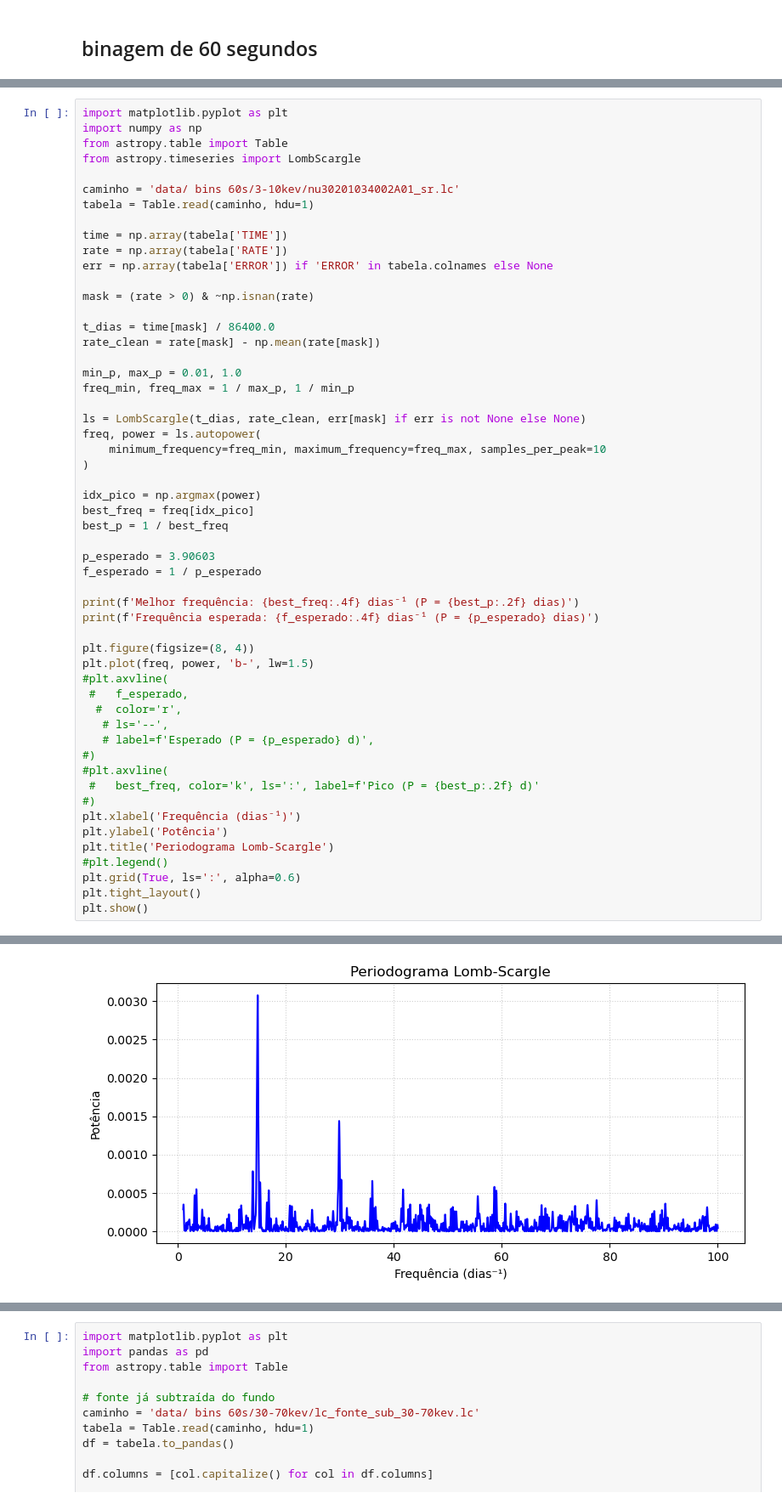
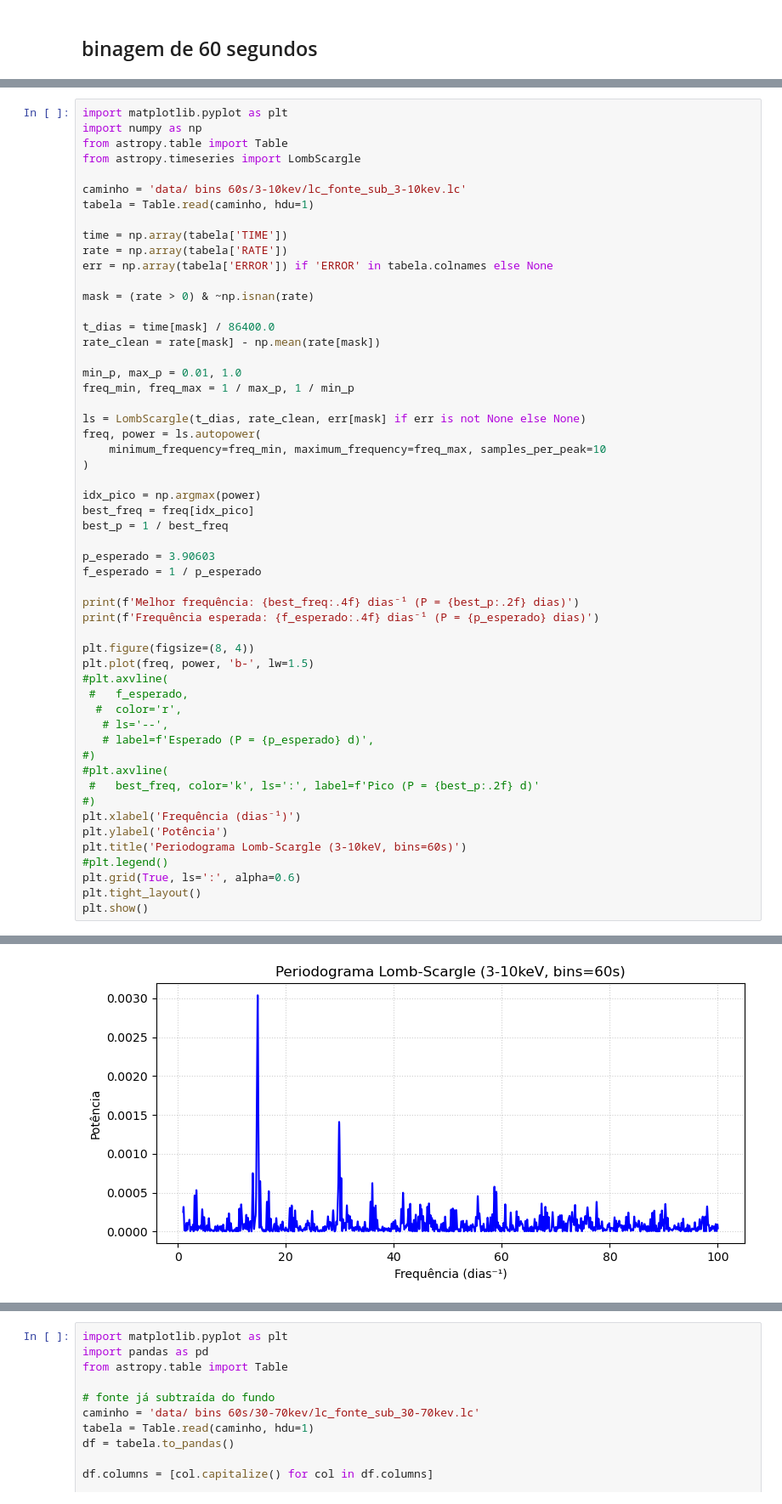
Before and after one commit to mariajulianrb/projeto_mestrado, a Jupyter notebook: data/notebook/light_curve_b60s.ipynb, the cells around one changed output, grey strips where cells are left out. Shown at 85% size. Saved outputs shown, nothing was run; the diff lists cells and outputs as text.

```diff
--- a/data/notebook/light_curve_b60s.ipynb
+++ b/data/notebook/light_curve_b60s.ipynb
@@ -59,7 +61,7 @@ import numpy as np
 from astropy.table import Table
 from astropy.timeseries import LombScargle
 
-caminho = 'data/ bins 60s/3-10kev/nu30201034002A01_sr.lc'
+caminho = 'data/ bins 60s/3-10kev/lc_fonte_sub_3-10kev.lc'
 tabela = Table.read(caminho, hdu=1)
 
 time = np.array(tabela['TIME'])
@@ -82,32 +84,32 @@ freq, power = ls.autopower(
 idx_pico = np.argmax(power)
 best_freq = freq[idx_pico]
 best_p = 1 / best_freq
 
 p_esperado = 3.90603
 f_esperado = 1 / p_esperado
 
 print(f'Melhor frequência: {best_freq:.4f} dias⁻¹ (P = {best_p:.2f} dias)')
 print(f'Frequência esperada: {f_esperado:.4f} dias⁻¹ (P = {p_esperado} dias)')
 
 plt.figure(figsize=(8, 4))
 plt.plot(freq, power, 'b-', lw=1.5)
 #plt.axvline(
  #   f_esperado,
   #  color='r',
    # ls='--',
    # label=f'Esperado (P = {p_esperado} d)',
 #)
 #plt.axvline(
  #   best_freq, color='k', ls=':', label=f'Pico (P = {best_p:.2f} d)'
 #)
 plt.xlabel('Frequência (dias⁻¹)')
 plt.ylabel('Potência')
-plt.title('Periodograma Lomb-Scargle')
+plt.title('Periodograma Lomb-Scargle (3-10keV, bins=60s)')
 #plt.legend()
 plt.grid(True, ls=':', alpha=0.6)
 plt.tight_layout()
 plt.show()
 # %% [output]
 Melhor frequência: 14.8047 dias⁻¹ (P = 0.07 dias)
 Frequência esperada: 0.2560 dias⁻¹ (P = 3.90603 dias)
-[figure, old version]
+[figure, new version]
```
Also changed, not shown: parts of 13 cells of this notebook, 2 other files.
